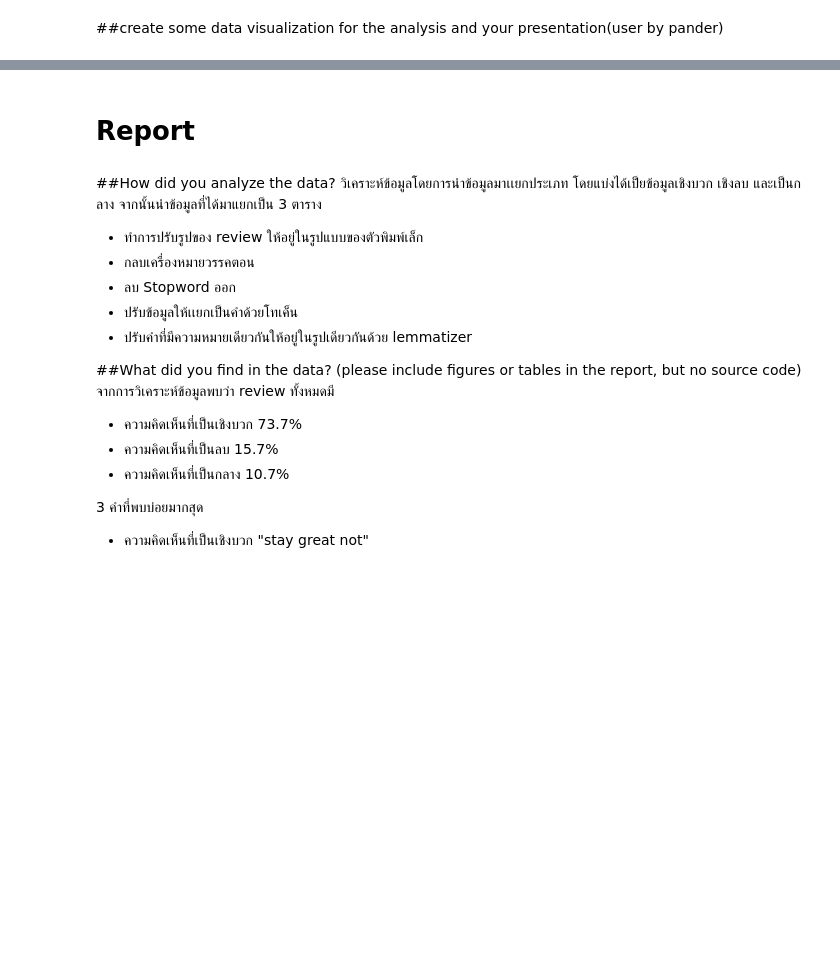
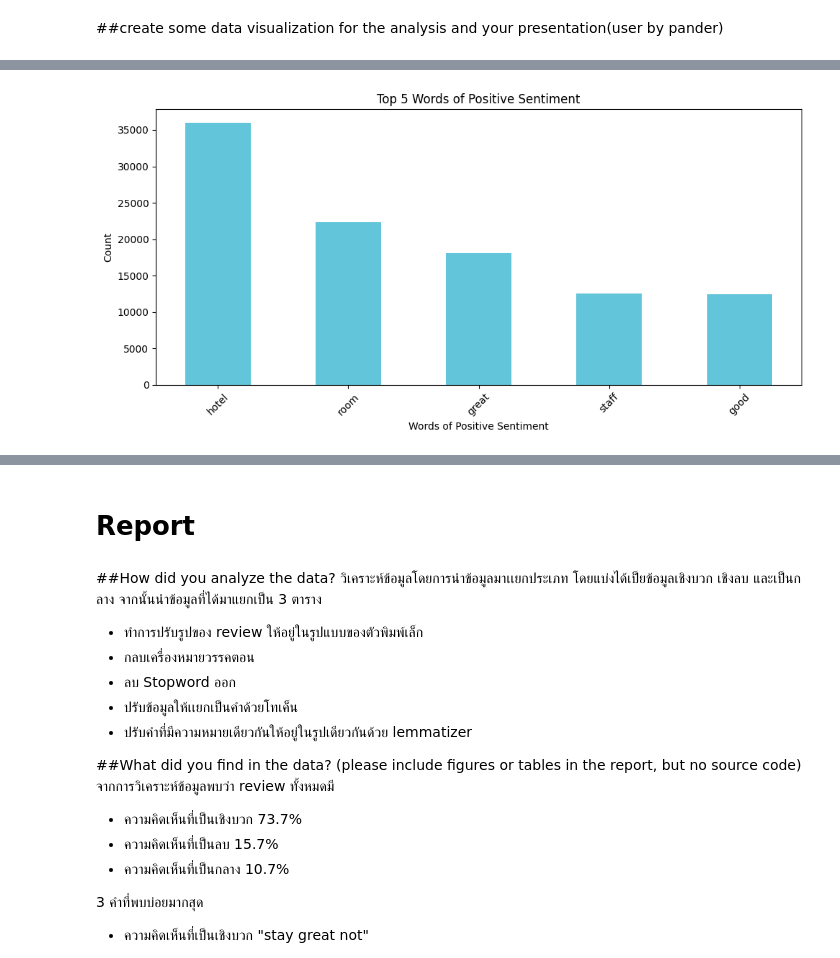
Before and after one commit to Pimchanok6430205105/Data_preparation, a Jupyter notebook: Project1_66PTJL.ipynb, the cells around one changed output, grey strips where cells are left out. Drawn from its saved outputs; the diff is of its cells as text; code cells hidden in the pictures; blank space fills up the shorter version.

```diff
--- a/Project1_66PTJL.ipynb
+++ b/Project1_66PTJL.ipynb
@@ -548,23 +556,23 @@ plt.show()
 # %%
-# Import necessary libraries
 import matplotlib.pyplot as plt
 import pandas as pd
 
 # Display the top 5 words and their frequencies for positive sentiment
-stop_words = list(freq_P.items())[:5]
-stop_words_df = pd.DataFrame(sorted(stop_words, key=lambda x: x[1], reverse=True), columns=['Word', 'Count'])
+stop_words_df = pd.DataFrame(freq_P.items(), columns=['Word', 'Count']).sort_values(by='Count', ascending=False).head(5)
 
 # Extract the word and count columns
 words = stop_words_df['Word']
 counts = stop_words_df['Count']
 
-# Create a bar plot for the top 5 words
+# Create a bar plot for the top 5 words positive
 plt.figure(figsize=(10, 5))
-plt.bar(words, counts, color='#CC66FF', width=0.4)
+plt.bar(words, counts, color='#63C5DA', width=0.5)
 plt.xlabel("Words of Positive Sentiment")
 plt.ylabel("Count")
 plt.title("Top 5 Words of Positive Sentiment")
 plt.xticks(rotation=45)  # Rotate x-axis labels for readability
 plt.tight_layout()  # Ensure labels fit within the figure
 plt.savefig("word_frequency_positive.png")  # Save the plot as an image
 plt.show()
+# %% [output]
+[figure, added]
```
Also changed, not shown: parts of 17 cells of this notebook.
